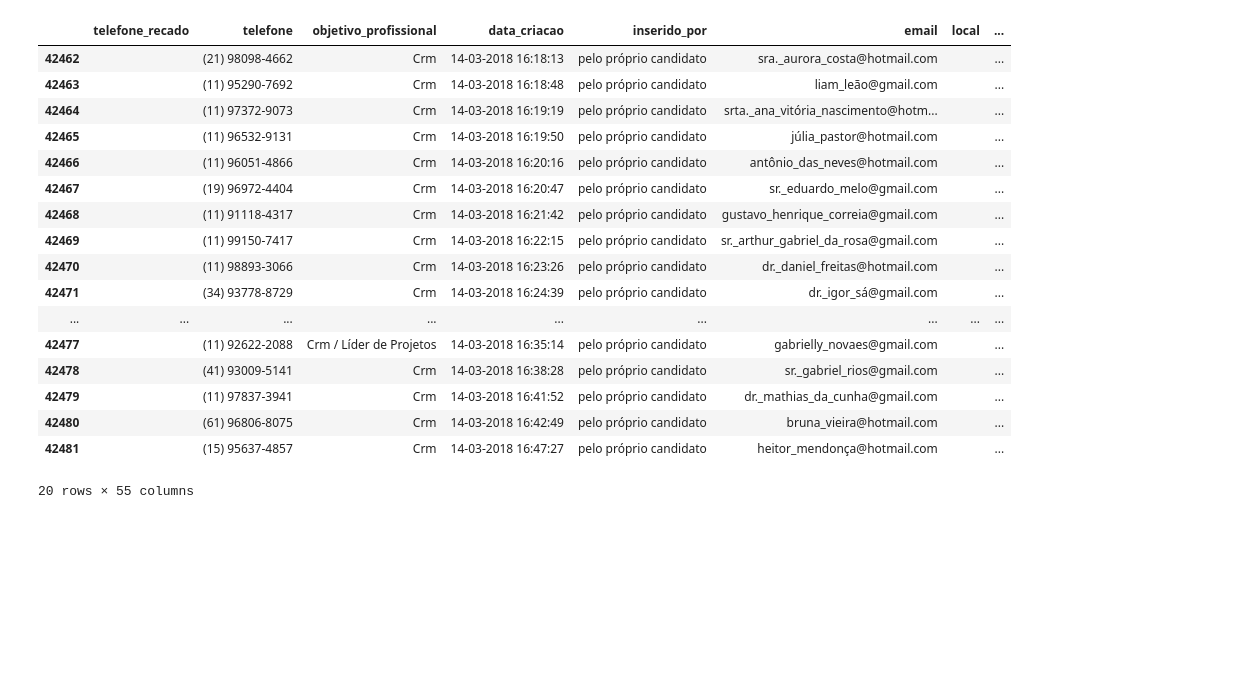
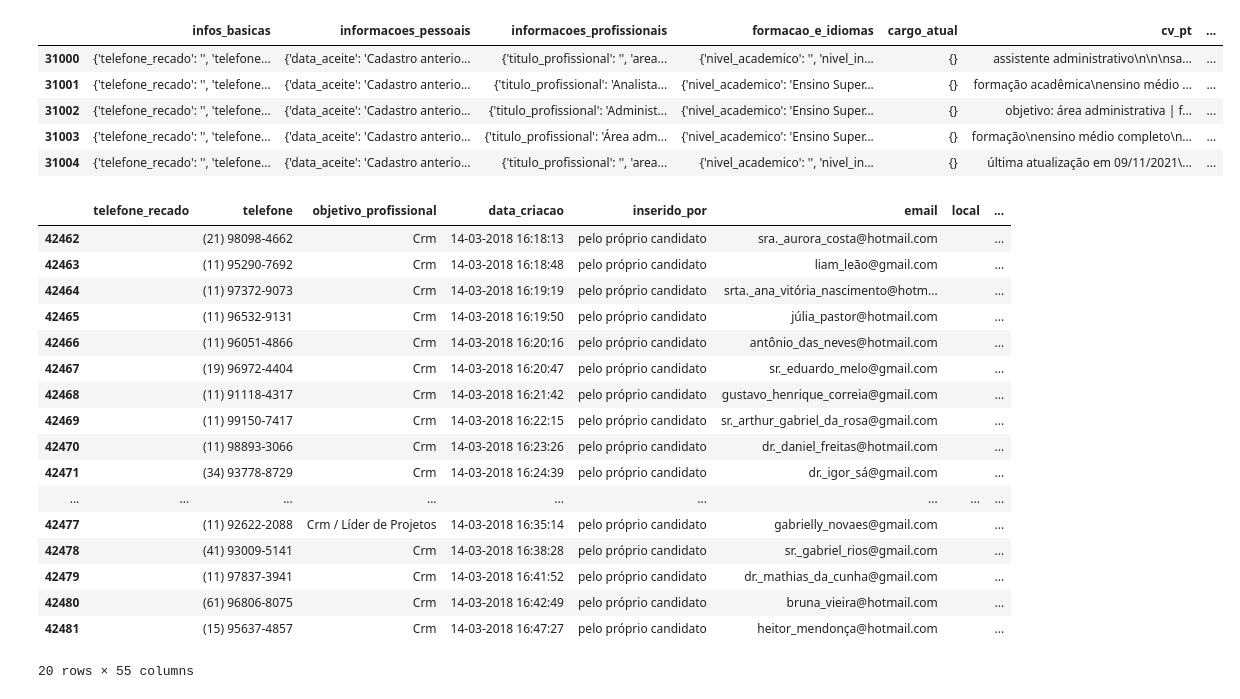
Before and after one commit to fcoalcantarajr/projeto-datathon-fiap, a Jupyter notebook: analysis.ipynb, the cells around one changed output. Cells and saved outputs as stored; diff of their text form; code cells hidden in the pictures; blank space fills up the shorter version.

```diff
--- a/analysis.ipynb
+++ b/analysis.ipynb
@@ -3,31 +3,40 @@ import pandas as pd
 # %%
 df_applicants = pd.read_json('data/applicants.json', orient='index')
 
-infos_basicas = pd.json_normalize(df_applicants['infos_basicas'])
-informacoes_pessoais = pd.json_normalize(df_applicants['informacoes_pessoais'])
-informacoes_profissionais = pd.json_normalize(df_applicants['informacoes_profissionais'])
-formacao_e_idiomas = pd.json_normalize(df_applicants['formacao_e_idiomas'])
-cargo_atual = pd.json_normalize(df_applicants['cargo_atual'])
-
-df_applicants = pd.concat([infos_basicas, informacoes_pessoais, informacoes_profissionais, formacao_e_idiomas, cargo_atual], axis=1)
-
-df_applicants.tail(20)
+df_applicants.head()
 # %% [output]
-|  | telefone_recado | telefone | objetivo_profissional | data_criacao | inserido_por | email | local | ... |
-| 42462 |  | (21) 98098-4662 | Crm | 14-03-2018 16:18:13 | pelo próprio candidato | sra._aurora_costa@hotmail.com |  | ... |
-| 42463 |  | (11) 95290-7692 | Crm | 14-03-2018 16:18:48 | pelo próprio candidato | liam_leão@gmail.com |  | ... |
-| 42464 |  | (11) 97372-9073 | Crm | 14-03-2018 16:19:19 | pelo próprio candidato | srta._ana_vitória_nascimento@hotm... |  | ... |
-| 42465 |  | (11) 96532-9131 | Crm | 14-03-2018 16:19:50 | pelo próprio candidato | júlia_pastor@hotmail.com |  | ... |
-| 42466 |  | (11) 96051-4866 | Crm | 14-03-2018 16:20:16 | pelo próprio candidato | antônio_das_neves@hotmail.com |  | ... |
-| 42467 |  | (19) 96972-4404 | Crm | 14-03-2018 16:20:47 | pelo próprio candidato | sr._eduardo_melo@gmail.com |  | ... |
-| 42468 |  | (11) 91118-4317 | Crm | 14-03-2018 16:21:42 | pelo próprio candidato | gustavo_henrique_correia@gmail.com |  | ... |
-| 42469 |  | (11) 99150-7417 | Crm | 14-03-2018 16:22:15 | pelo próprio candidato | sr._arthur_gabriel_da_rosa@gmail.com |  | ... |
-| 42470 |  | (11) 98893-3066 | Crm | 14-03-2018 16:23:26 | pelo próprio candidato | dr._daniel_freitas@hotmail.com |  | ... |
-| 42471 |  | (34) 93778-8729 | Crm | 14-03-2018 16:24:39 | pelo próprio candidato | dr._igor_sá@gmail.com |  | ... |
-| ... | ... | ... | ... | ... | ... | ... | ... | ... |
-| 42477 |  | (11) 92622-2088 | Crm / Líder de Projetos | 14-03-2018 16:35:14 | pelo próprio candidato | gabrielly_novaes@gmail.com |  | ... |
-| 42478 |  | (41) 93009-5141 | Crm | 14-03-2018 16:38:28 | pelo próprio candidato | sr._gabriel_rios@gmail.com |  | ... |
-| 42479 |  | (11) 97837-3941 | Crm | 14-03-2018 16:41:52 | pelo próprio candidato | dr._mathias_da_cunha@gmail.com |  | ... |
-| 42480 |  | (61) 96806-8075 | Crm | 14-03-2018 16:42:49 | pelo próprio candidato | bruna_vieira@hotmail.com |  | ... |
-| 42481 |  | (15) 95637-4857 | Crm | 14-03-2018 16:47:27 | pelo próprio candidato | heitor_mendonça@hotmail.com |  | ... |
+|  | infos_basicas | informacoes_pessoais | informacoes_profissionais | formacao_e_idiomas | cargo_atual | cv_pt | ... |
+| 31000 | {'telefone_recado': '', 'telefone... | {'data_aceite': 'Cadastro anterio... | {'titulo_profissional': '', 'area... | {'nivel_academico': '', 'nivel_in... | {} | assistente administrativo\n\n\nsa... | ... |
+| 31001 | {'telefone_recado': '', 'telefone... | {'data_aceite': 'Cadastro anterio... | {'titulo_profissional': 'Analista... | {'nivel_academico': 'Ensino Super... | {} | formação acadêmica\nensino médio ... | ... |
+| 31002 | {'telefone_recado': '', 'telefone... | {'data_aceite': 'Cadastro anterio... | {'titulo_profissional': 'Administ... | {'nivel_academico': 'Ensino Super... | {} | objetivo: área administrativa | f... | ... |
+| 31003 | {'telefone_recado': '', 'telefone... | {'data_aceite': 'Cadastro anterio... | {'titulo_profissional': 'Área adm... | {'nivel_academico': 'Ensino Super... | {} | formação\nensino médio completo\n... | ... |
+| 31004 | {'telefone_recado': '', 'telefone... | {'data_aceite': 'Cadastro anterio... | {'titulo_profissional': '', 'area... | {'nivel_academico': '', 'nivel_in... | {} | última atualização em 09/11/2021\... | ... |
-20 rows × 55 columns
+# %%
+infos_basicas = pd.json_normalize(df_applicants['infos_basicas'])
+informacoes_pessoais = pd.json_normalize(df_applicants['informacoes_pessoais'])
+informacoes_profissionais = pd.json_normalize(df_applicants['informacoes_profissionais'])
+formacao_e_idiomas = pd.json_normalize(df_applicants['formacao_e_idiomas'])
+cargo_atual = pd.json_normalize(df_applicants['cargo_atual'])
+
+df_applicants = pd.concat([infos_basicas, informacoes_pessoais, informacoes_profissionais, formacao_e_idiomas, cargo_atual], axis=1)
+
+df_applicants.tail(20)
+# %% [output]
+|  | telefone_recado | telefone | objetivo_profissional | data_criacao | inserido_por | email | local | ... |
+| 42462 |  | (21) 98098-4662 | Crm | 14-03-2018 16:18:13 | pelo próprio candidato | sra._aurora_costa@hotmail.com |  | ... |
+| 42463 |  | (11) 95290-7692 | Crm | 14-03-2018 16:18:48 | pelo próprio candidato | liam_leão@gmail.com |  | ... |
+| 42464 |  | (11) 97372-9073 | Crm | 14-03-2018 16:19:19 | pelo próprio candidato | srta._ana_vitória_nascimento@hotm... |  | ... |
+| 42465 |  | (11) 96532-9131 | Crm | 14-03-2018 16:19:50 | pelo próprio candidato | júlia_pastor@hotmail.com |  | ... |
+| 42466 |  | (11) 96051-4866 | Crm | 14-03-2018 16:20:16 | pelo próprio candidato | antônio_das_neves@hotmail.com |  | ... |
+| 42467 |  | (19) 96972-4404 | Crm | 14-03-2018 16:20:47 | pelo próprio candidato | sr._eduardo_melo@gmail.com |  | ... |
+| 42468 |  | (11) 91118-4317 | Crm | 14-03-2018 16:21:42 | pelo próprio candidato | gustavo_henrique_correia@gmail.com |  | ... |
+| 42469 |  | (11) 99150-7417 | Crm | 14-03-2018 16:22:15 | pelo próprio candidato | sr._arthur_gabriel_da_rosa@gmail.com |  | ... |
+| 42470 |  | (11) 98893-3066 | Crm | 14-03-2018 16:23:26 | pelo próprio candidato | dr._daniel_freitas@hotmail.com |  | ... |
+| 42471 |  | (34) 93778-8729 | Crm | 14-03-2018 16:24:39 | pelo próprio candidato | dr._igor_sá@gmail.com |  | ... |
+| ... | ... | ... | ... | ... | ... | ... | ... | ... |
+| 42477 |  | (11) 92622-2088 | Crm / Líder de Projetos | 14-03-2018 16:35:14 | pelo próprio candidato | gabrielly_novaes@gmail.com |  | ... |
+| 42478 |  | (41) 93009-5141 | Crm | 14-03-2018 16:38:28 | pelo próprio candidato | sr._gabriel_rios@gmail.com |  | ... |
+| 42479 |  | (11) 97837-3941 | Crm | 14-03-2018 16:41:52 | pelo próprio candidato | dr._mathias_da_cunha@gmail.com |  | ... |
+| 42480 |  | (61) 96806-8075 | Crm | 14-03-2018 16:42:49 | pelo próprio candidato | bruna_vieira@hotmail.com |  | ... |
+| 42481 |  | (15) 95637-4857 | Crm | 14-03-2018 16:47:27 | pelo próprio candidato | heitor_mendonça@hotmail.com |  | ... |
+20 rows × 55 columns
```
Also changed, not shown: parts of 6 cells of this notebook.
